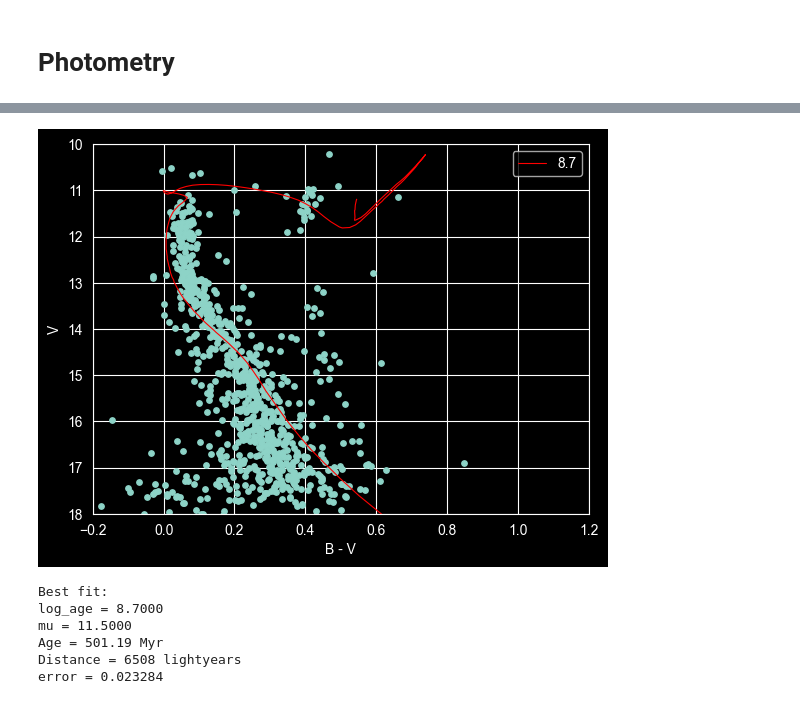
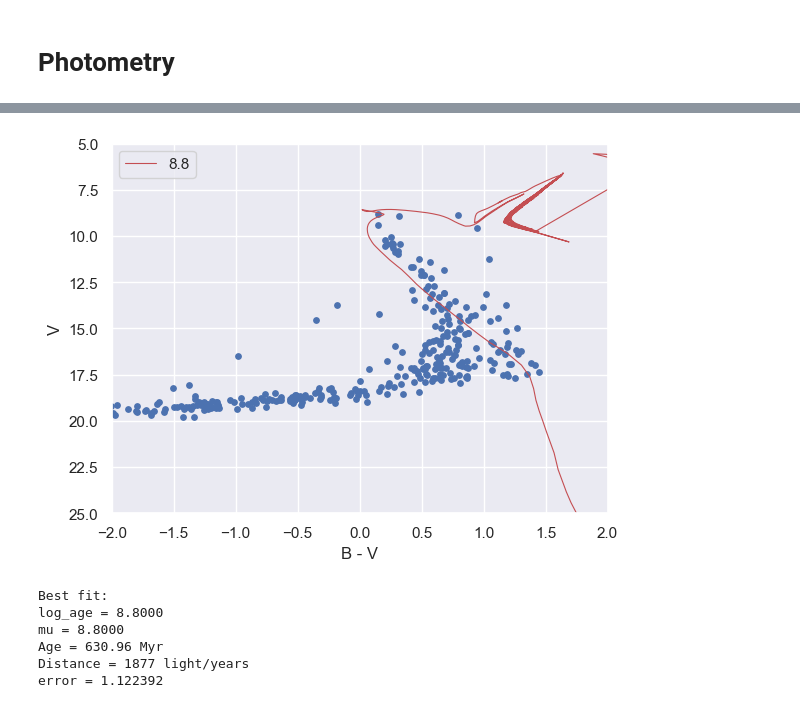
Before and after one commit to KevinLeenaerts/Observational-Astronomy, a Jupyter notebook: Master.ipynb, the cells around one changed output, grey strips where cells are left out. Saved outputs shown, nothing was run; the diff lists cells and outputs as text; code cells hidden in the pictures.

```diff
--- a/Master.ipynb
+++ b/Master.ipynb
@@ -505,20 +429,19 @@ M37_data = np.loadtxt("./generated/cmd/cmd.txt")
 MVH, BVH = np.loadtxt('./data/photometry/Hyades.txt', usecols=(1,2), unpack=True)
 MVP, BVP = np.loadtxt('./data/photometry/Pleiades.txt', usecols=(1,2), unpack=True)
 
-M37_V, M37_r = M37_data[:, 0], M37_data[:, 2]
-M37_BV = (M37_V - M37_r + 0.11) / 0.48
+M37_g, M37_r = M37_data[:, 0], M37_data[:, 2]
 
-
-M37_M_V = M37_V - 8.8
+M37_BV = (M37_g - M37_r + 0.21) / 1.09
+M37_V = 0.45 * M37_g + 0.55 * M37_r - 0.0066
 
 sns.scatterplot(x=BVH, y=MVH, s=15, color="C0", edgecolor="black", label="Hyades", alpha=0.7)
 sns.scatterplot(x=BVP, y=MVP, s=15, color="C1", edgecolor="black",label="Pleiades", alpha=0.7)
-sns.scatterplot(x=M37_BV, y=M37_M_V, s=15, color="C2", edgecolor="black", label="M37", alpha=1)
+sns.scatterplot(x=M37_BV, y=M37_V - 8.8, s=15, color="C2", edgecolor="black", label="M37", alpha=1)
 
 plt.legend(frameon=True)
 plt.xlim(-0.3, 1.8)
 plt.ylim(12,-4)
-plt.xlabel('B-V')
+plt.xlabel('B - V')
 plt.ylabel(r'M$_V$')
 plt.minorticks_on()
 plt.tight_layout()
@@ -541,11 +462,14 @@ df = pd.read_csv(
     names=columns
 )
 # %%
-x_data = M37_V - M37_r
+x_data = M37_BV
 y_data = M37_V
 
 x_scale = 1
 y_scale = 1
+
+df['logAge_round'] = df['logAge'].round(2)  # or desired precision
+available_ages = np.sort(df['logAge_round'].unique())
 
 # Error function stays the same
 def isochrone_error(params):
@@ -561,7 +485,7 @@ def isochrone_error(params):
     if len(iso) == 0:
         return np.inf
 
-    x_iso = iso["Vmag"].values - iso["Rmag"].values
+    x_iso = iso["Bmag"].values - iso["Vmag"].values
     y_iso = iso["Vmag"].values + mu
 
     x_iso_scaled = x_iso / x_scale
@@ -669,26 +567,26 @@ plt.show()
 # %%
 plt.figure()
 
-best_mu = 11.5
-best_log_age = 8.7
+best_mu = 8.8
+best_log_age = 8.8
 nearest_age = available_ages[np.argmin(np.abs(available_ages - best_log_age))]
 
 iso = df[
     (df['logAge_round'] == nearest_age) &
-    (df['label'] <= 5)
+    (df['label'] <= 10)
 ]
-plt.plot(iso['Vmag'] - iso['Rmag'], iso['Vmag'] + best_mu, linewidth=0.8, label=f"{best_log_age:.1f}", color="r")
+plt.plot(iso['Bmag'] - iso['Vmag'], iso['Vmag'] + best_mu, linewidth=0.8, label=f"{best_log_age:.1f}", color="r")
 
 plt.gca().invert_yaxis()
-plt.scatter(M37_V - M37_r, M37_V, s=15)
+plt.scatter(M37_BV, M37_V, s=15)
 plt.xlabel('B - V')
 plt.ylabel('V')
-plt.xlim(-0.2, 1.2)
-plt.ylim(18, 10)
+plt.xlim(-2, 2)
+plt.ylim(25, 5)
 plt.legend()
 plt.show()
 # %% [output]
-[figure, old version]
+[figure, new version]
 # %%
 age_years = 10**best_log_age
 age_myr = age_years / 1e6
@@ -701,12 +599,12 @@ print("\nBest fit:")
 print(f"log_age = {best_log_age:.4f}")
 print(f"mu = {best_mu:.4f}")
 print(f"Age = {age_myr:.2f} Myr")
-print(f"Distance = {distance_ly:.0f} lightyears")
+print(f"Distance = {distance_ly:.0f} light/years")
 print(f"error = {result.fun:.6f}")
 # %% [output]
 Best fit:
-log_age = 8.7000
-mu = 11.5000
-Age = 501.19 Myr
-Distance = 6508 lightyears
-error = 0.023284
+log_age = 8.8000
+mu = 8.8000
+Age = 630.96 Myr
+Distance = 1877 light/years
+error = 1.122392
```
Also changed, not shown: parts of 32 cells of this notebook, 42 other files.
